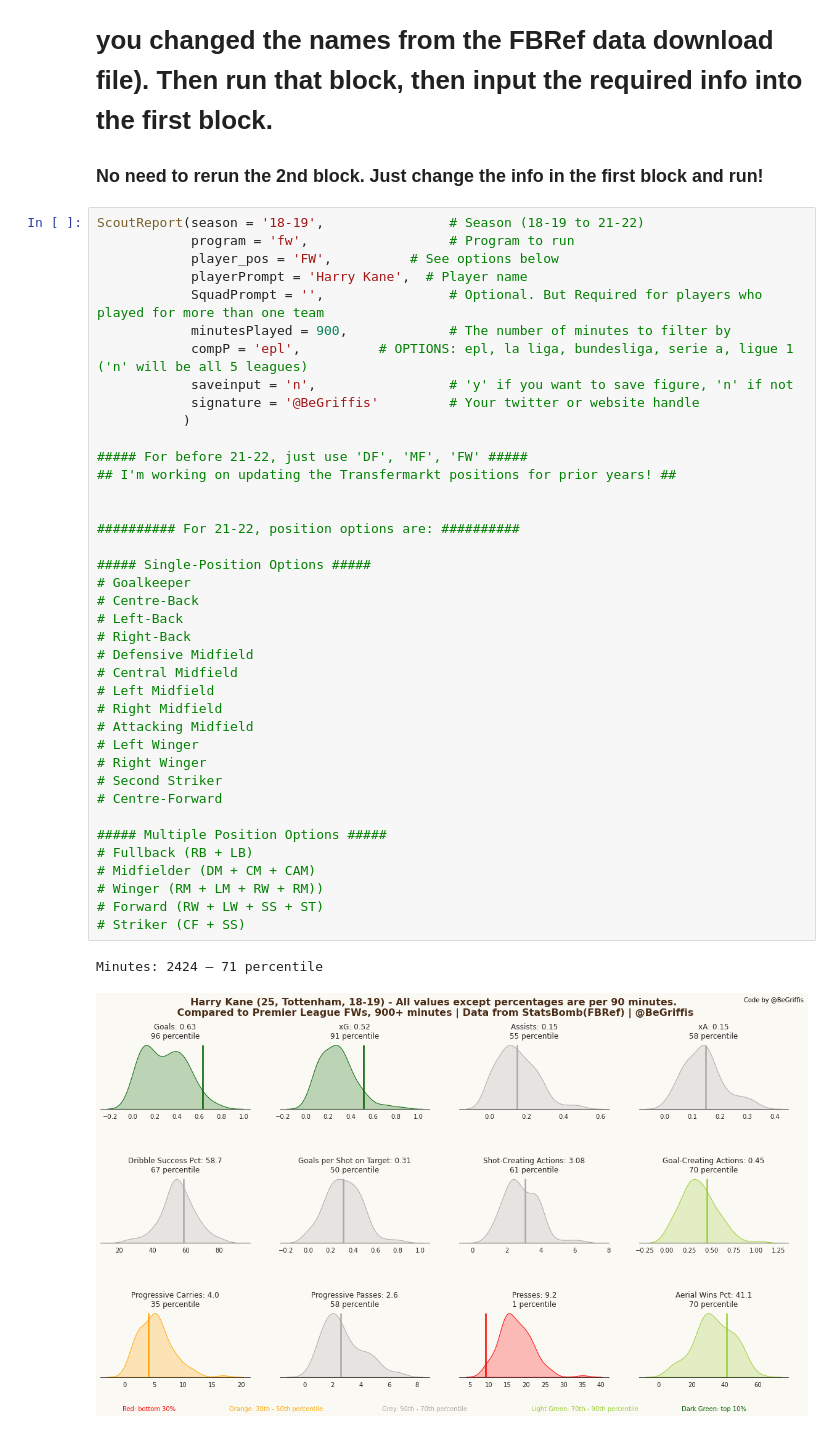
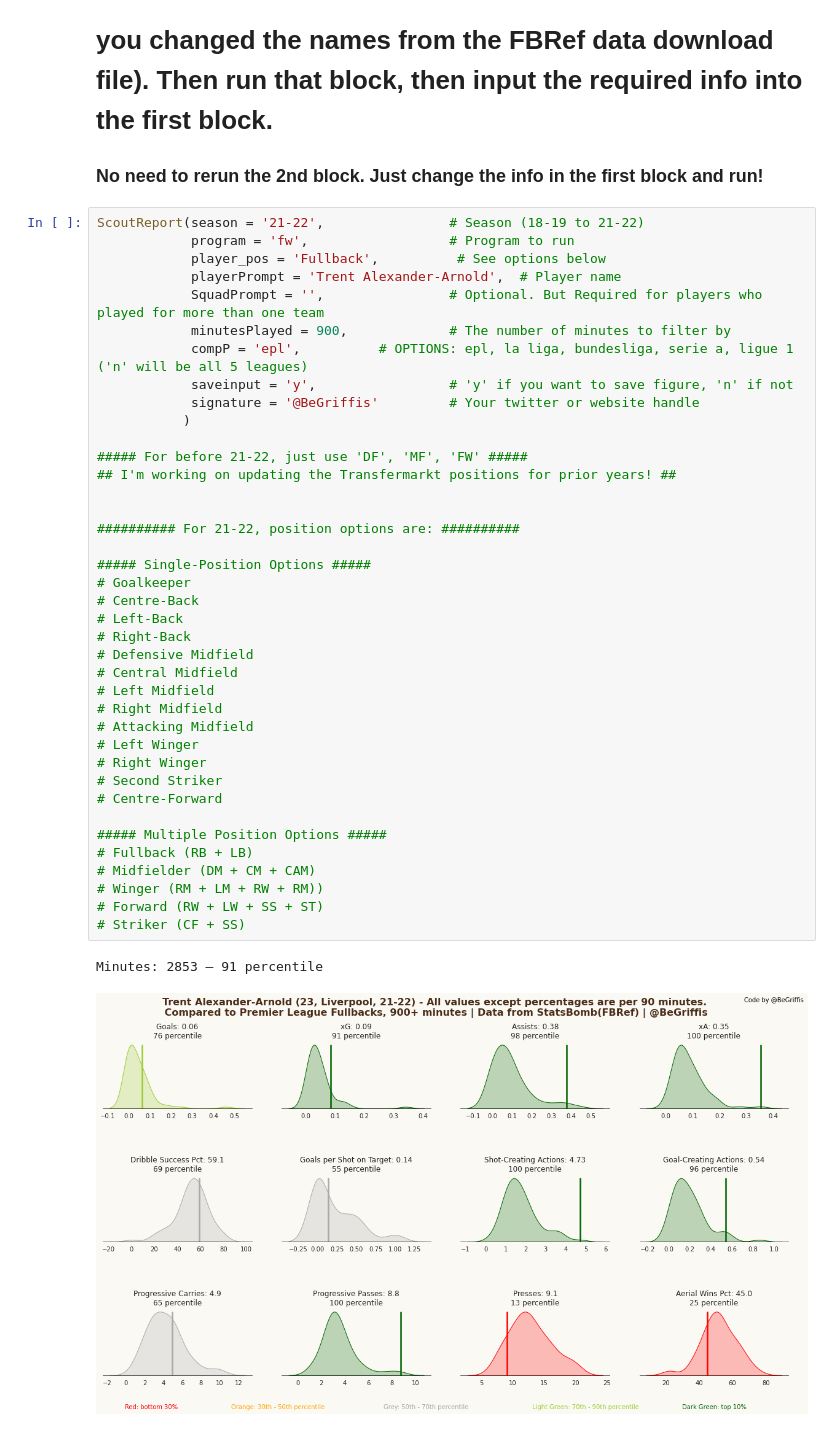
Before and after one commit to griffisben/Soccer-Analyses, a Jupyter notebook: Create Scouting Cards (12 key stats for each position).ipynb, the cells around one changed output. Cells and saved outputs as stored; diff of their text form.

```diff
--- a/Create Scouting Cards (12 key stats for each position).ipynb
+++ b/Create Scouting Cards (12 key stats for each position).ipynb
@@ -2,44 +2,44 @@
 # Input the final names into the second block of code (if you changed the names from the FBRef data download file). Then run that block, then input the required info into the first block.
 ### No need to rerun the 2nd block. Just change the info in the first block and run!
 # %%
-ScoutReport(season = '18-19',                # Season (18-19 to 21-22)
+ScoutReport(season = '21-22',                # Season (18-19 to 21-22)
             program = 'fw',                  # Program to run
-            player_pos = 'FW',          # See options below
-            playerPrompt = 'Harry Kane',  # Player name
+            player_pos = 'Fullback',          # See options below
+            playerPrompt = 'Trent Alexander-Arnold',  # Player name
             SquadPrompt = '',                # Optional. But Required for players who played for more than one team
             minutesPlayed = 900,             # The number of minutes to filter by
             compP = 'epl',          # OPTIONS: epl, la liga, bundesliga, serie a, ligue 1 ('n' will be all 5 leagues)
-            saveinput = 'n',                 # 'y' if you want to save figure, 'n' if not
+            saveinput = 'y',                 # 'y' if you want to save figure, 'n' if not
             signature = '@BeGriffis'         # Your twitter or website handle
            )
 
 ##### For before 21-22, just use 'DF', 'MF', 'FW' #####
 ## I'm working on updating the Transfermarkt positions for prior years! ##
 
 
 ########## For 21-22, position options are: ##########
 
 ##### Single-Position Options #####
 # Goalkeeper
 # Centre-Back
 # Left-Back
 # Right-Back
 # Defensive Midfield
 # Central Midfield
 # Left Midfield
 # Right Midfield
 # Attacking Midfield
 # Left Winger
 # Right Winger
 # Second Striker
 # Centre-Forward
 
 ##### Multiple Position Options #####
 # Fullback (RB + LB)
 # Midfielder (DM + CM + CAM)
 # Winger (RM + LM + RW + RM))
 # Forward (RW + LW + SS + ST)
 # Striker (CF + SS)
 # %% [output]
-Minutes: 2424 — 71 percentile
+Minutes: 2853 — 91 percentile
-[figure, old version]
+[figure, new version]
```
Also changed, not shown: parts of 1 cell of this notebook, 1 other file.
